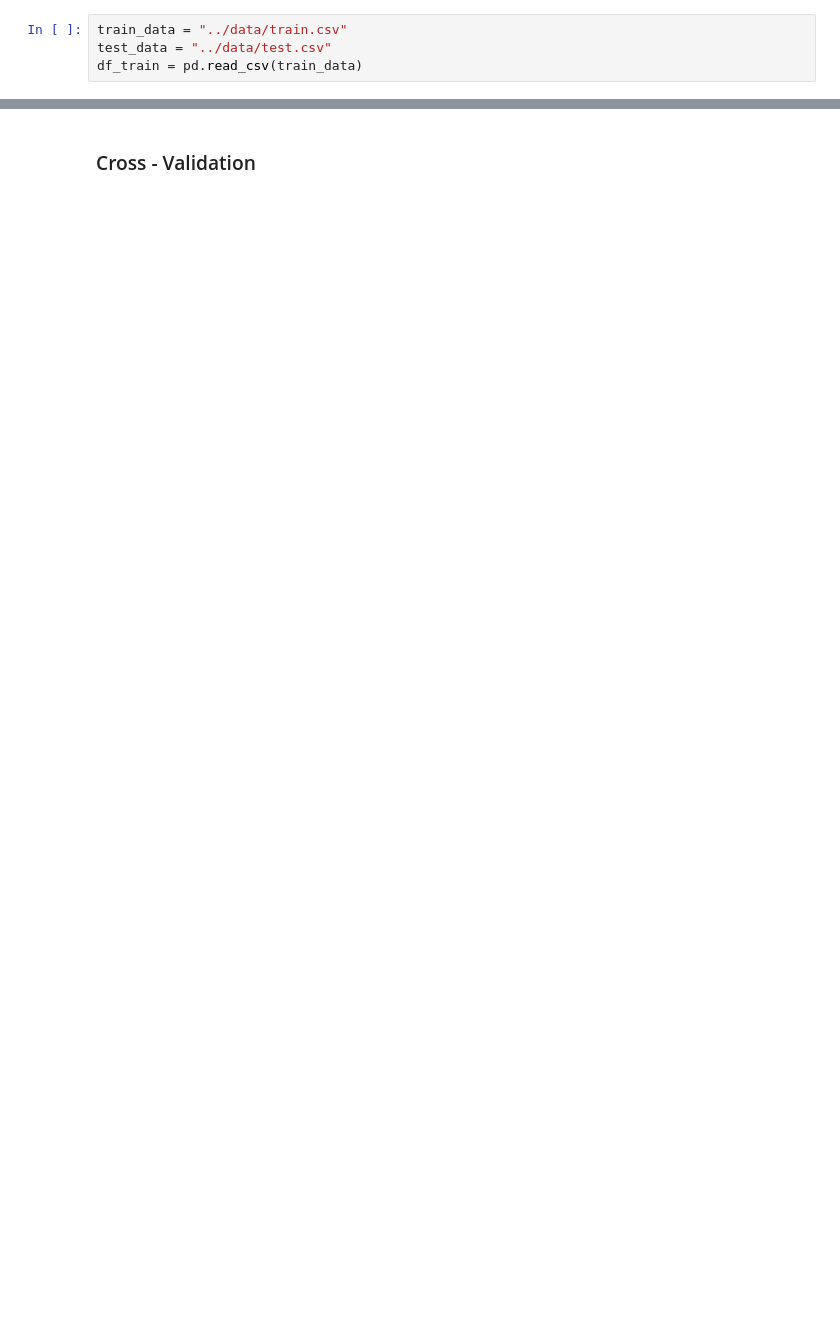
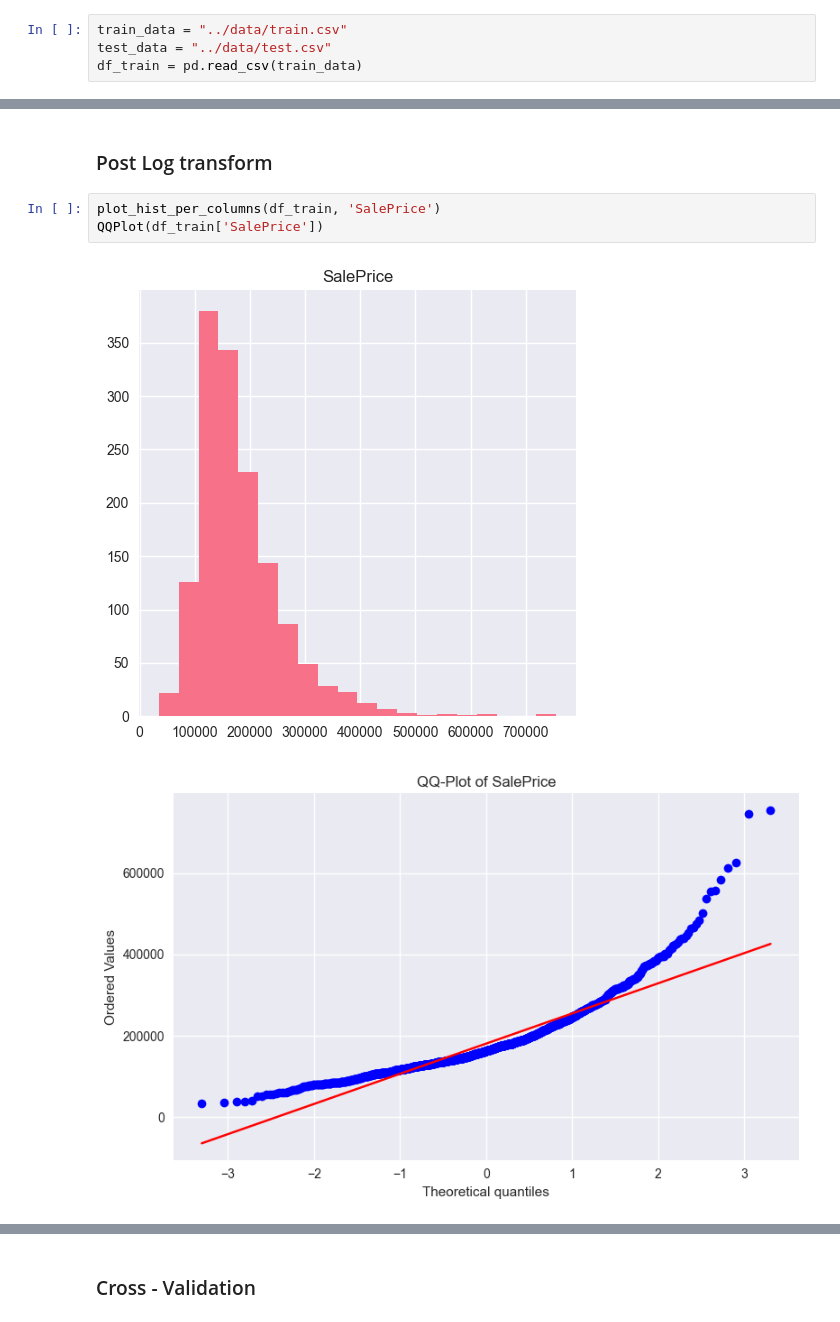
Before and after one commit to A01750658/retoCasas, a Jupyter notebook: notebooks/final.ipynb, the cells around one changed output, grey strips where cells are left out. Saved outputs shown, nothing was run; the diff lists cells and outputs as text; blank space fills up the shorter version.

```diff
--- a/notebooks/final.ipynb
+++ b/notebooks/final.ipynb
@@ -71 +92,9 @@ df_train['SalePrice'] = log_transform(df_train['SalePrice'])
+# %% [markdown]
+### Post Log transform
+# %%
+plot_hist_per_columns(df_train, 'SalePrice')
+QQPlot(df_train['SalePrice'])
+# %% [output]
+[figure, added]
+[figure, added]
 # %%
```
Also changed, not shown: parts of 36 cells of this notebook, 5 other files.
